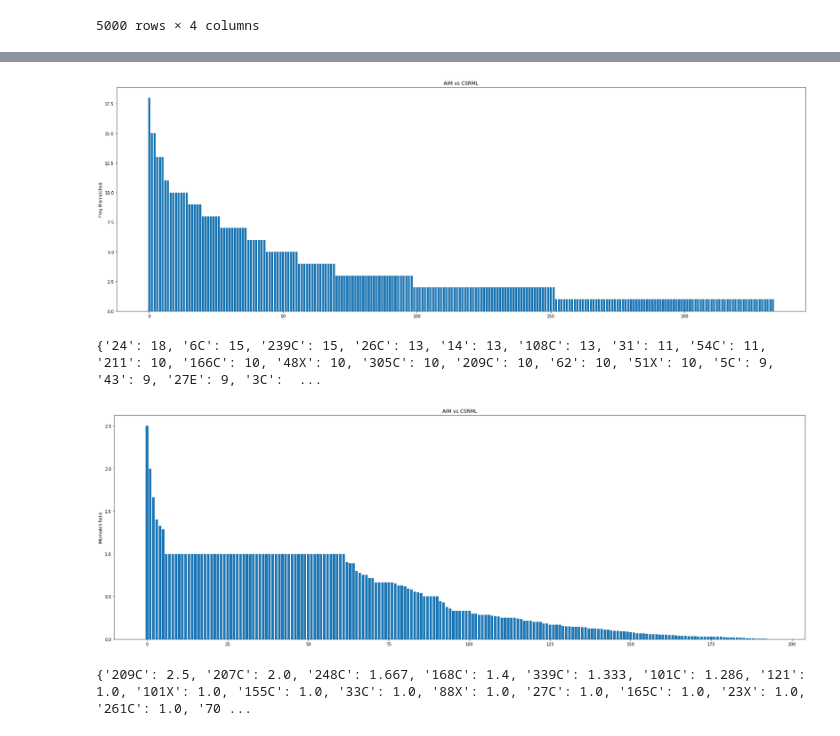
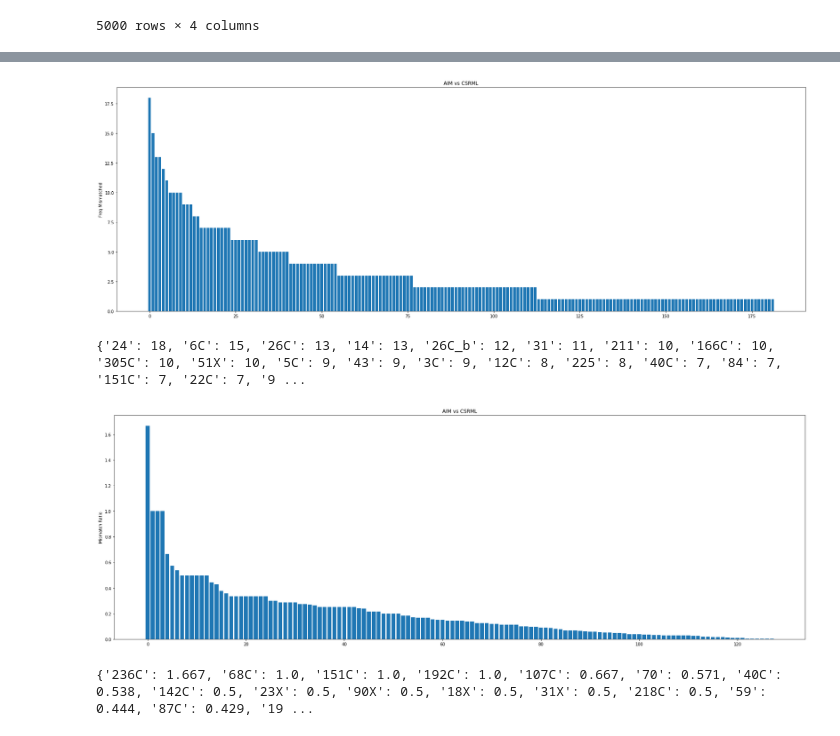
Before and after one commit to patlewig/aim, a Jupyter notebook: notebooks/AIM_Check.ipynb, the cells around one changed output, grey strips where cells are left out. Saved outputs shown, nothing was run; the diff lists cells and outputs as text; code cells hidden in the pictures.

```diff
--- a/notebooks/AIM_Check.ipynb
+++ b/notebooks/AIM_Check.ipynb
@@ -34,7 +34,7 @@ See the caveats in the documentation: https://pandas.pydata.org/pandas-docs/stab
 | 4999 | FC(C(Br)CBr)(F)F | 431210 | 1,2,3,14,16 | [1, 2, 3, 14, 16] |
 5000 rows × 4 columns
 # %%
-df_chemo = pd.read_csv("AIM_V1_vs_fooba_5009.csv")
+df_chemo = pd.read_csv("AIM_V1_vs_fooba_5026.csv")
 df_chemo = df_chemo.rename(columns={'M_SMILES':'SMILES'})
 df_chemo['Chemo_list'] = df_chemo.apply(lambda x: x.index[x == 1].tolist(), axis=1)
 df_chemo = df_chemo[['SMILES','Chemo_list']]
@@ -101,7 +101,7 @@ df_join['Difference'] = d
 
 
 df_join
-df_join.to_excel('benchmark_smiles_aim_2_9_22_.xlsx')
+df_join.to_excel('benchmark_smiles_aim_2_11_22_.xlsx')
 
 
 exceptions = ['91C','91C_a','200C','200C_a','123C', '123C_a',
@@ -111,7 +111,7 @@ exceptions = ['91C','91C_a','200C','200C_a','123C', '123C_a',
                      '13C_h', '8', '8_a', '8_b', '82C_a', '82C',
                      '183C', '183C_a', '171','171_a', '216', '216_a',
                      '2', '86C', '99C', '99C_a', '25', '30', '14C',
-                     '14C_a', '40', '251C', '24_a']
+                     '14C_a', '40', '251C', '24_a', '34C', '34C_a']
 for e in exceptions:
   df_join['Difference'] = df_join.Difference.apply(lambda x: [i for i in x if i != e])
 
@@ -165,7 +165,7 @@ entries_to_remove = ('91C','91C_a','200C','200C_a','123C', '123C_a',
                      '13C_h', '8', '8_a', '8_b', '82C_a', '82C',
                      '183C', '183C_a', '171','171_a', '216', '216_a',
                      '2', '86C', '99C', '99C_a', '25', '30', '14C',
-                     '14C_a', '40', '251C', '24_a')
+                     '14C_a', '40', '251C', '24_a', '101X')#,  '155C')
 
 for k in entries_to_remove:
     diff_counter.pop(k, None)
@@ -188,8 +188,8 @@ plt.title('AIM vs CSRML')
 plt.show()
 print(diff_counter)
 # %% [output]
-[figure, old version]
+[figure, new version]
-{'24': 18, '6C': 15, '239C': 15, '26C': 13, '14': 13, '108C': 13, '31': 11, '54C': 11, '211': 10, '166C': 10, '48X': 10, '305C': 10, '209C': 10, '62': 10, '51X': 10, '5C': 9, '43': 9, '27E': 9, '3C':  ...
+{'24': 18, '6C': 15, '26C': 13, '14': 13, '26C_b': 12, '31': 11, '211': 10, '166C': 10, '305C': 10, '51X': 10, '5C': 9, '43': 9, '3C': 9, '12C': 8, '225': 8, '40C': 7, '84': 7, '151C': 7, '22C': 7, '9 ...
 # %%
 ## mismatches / presence_in_list
 
@@ -219,36 +219,43 @@ entries_to_remove = ('91C','91C_a','200C','200C_a','123C', '123C_a',
                      '66E', '67E', '90E', '100C', '100Ca', '13C', '13C_a',
                      '13C_b','13C_c','13C_d','13C_e', '13C_f', '13C_g',
                      '13C_h', '8', '8_a', '8_b', '82C_a', '82C',
                      '183C', '183C_a', '171','171_a', '216', '216_a',
                      '2', '86C', '99C', '99C_a', '25', '30', '14C',
-                     '14C_a', '40', '251C', '24_a')
+                     '14C_a', '40', '251C', '24_a', '34C', '34C_a',
+                     '35C', '35C_a', '101X', '106C_a', '157C',
+                     '157C_a', '157C_b', '101C', '101C_a',
+                     '106C', '106C_a', '106C_b', '23C', '62E',
+                     '7C', '7C_a', '7C_b', '121', '164',
+                     '26C','26C_a','26C_b','26C_c','26C_d',
+                     '191C', '191C_a', '107C_a', '107C_b')
+#121, 164 - both Nitroso, N+5 Valence
 
 for k in entries_to_remove:
     fraction_sorted.pop(k, None)
 
 
 
 keys = fraction_sorted.keys()
 
 
 
 
 key_len = np.arange(len(keys))
 values = fraction_sorted.values()
 
 plt.figure(figsize=(30, 10))
 plt.bar(key_len,values)
 plt.ylabel('Mismatch Ratio')
 plt.title('AIM vs CSRML')
 #plt.xticks(key_len, keys)
 plt.show()
 
 
 
 print(fraction_sorted)  # Fraction > 1: CSRML overmatching (found more than there actually are AIM)
 # %% [output]
-[figure, old version]
+[figure, new version]
-{'209C': 2.5, '207C': 2.0, '248C': 1.667, '168C': 1.4, '339C': 1.333, '101C': 1.286, '121': 1.0, '101X': 1.0, '155C': 1.0, '33C': 1.0, '88X': 1.0, '27C': 1.0, '165C': 1.0, '23X': 1.0, '261C': 1.0, '70 ...
+{'236C': 1.667, '68C': 1.0, '151C': 1.0, '192C': 1.0, '107C': 0.667, '70': 0.571, '40C': 0.538, '142C': 0.5, '23X': 0.5, '90X': 0.5, '18X': 0.5, '31X': 0.5, '218C': 0.5, '59': 0.444, '87C': 0.429, '19 ...
 # %%
 fragments = []
 for row in df_join["Difference"]:
```
Also changed, not shown: parts of 4 cells of this notebook.
